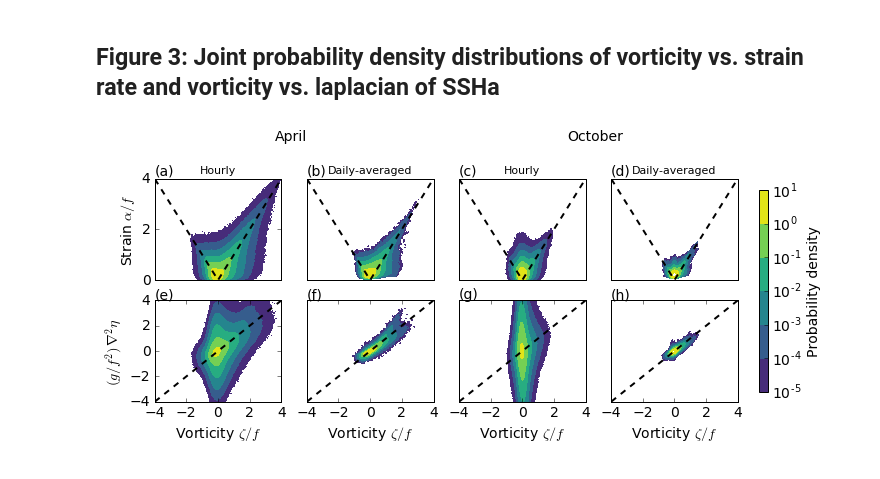
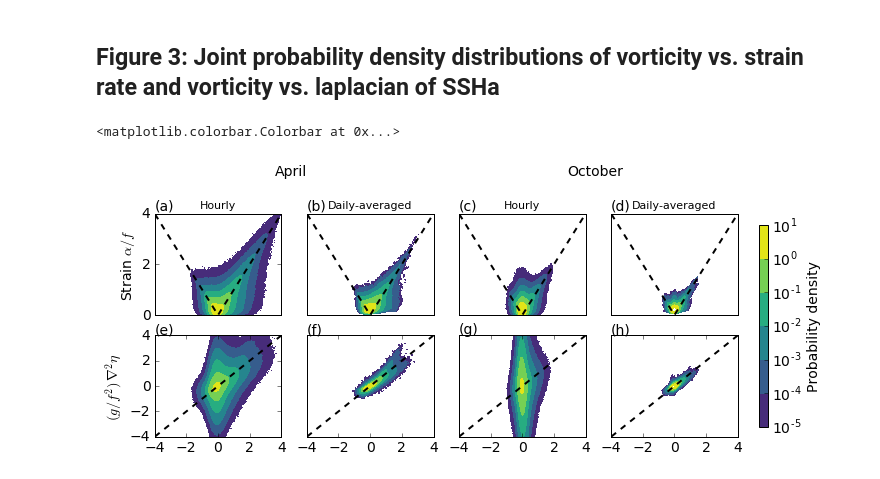
Before and after one commit to cesar-rocha/UpperOceanSeasonality, a Jupyter notebook: notebooks/Figure3.ipynb, the cells around one changed output. Saved outputs shown, nothing was run; the diff lists cells and outputs as text; code cells hidden in the pictures.

```diff
--- a/notebooks/Figure3.ipynb
+++ b/notebooks/Figure3.ipynb
@@ -83,7 +83,7 @@ ticks=[-4,-2,0,2,4]
 plt.xticks(ticks)
 plt.yticks(ticks)
 plt.text(-4.,4.15,'(e)',fontsize=14)
-plt.xlabel(r'Vorticity $\zeta/f$')
+#plt.xlabel(r'Vorticity $\zeta/f$')
 
 ax = fig.add_subplot(2,4,6)
 plt.contourf(pdfs['vorticity'][:],pdfs['vorticity'][:],pdfs['april/daily-averaged']['pdf_vorticity_lapssh'][:],cpdf,vmin=1.e-5,vmax=10.,norm = LogNorm())
@@ -92,36 +92,37 @@ plt.xlim(-4.,4.)
 plt.ylim(-4.,4.)
 ticks=[-4,-2,0,2,4]
 plt.xticks(ticks)
 plt.yticks([])
 plt.text(-4.,4.15,'(f)',fontsize=14)
-plt.xlabel(r'Vorticity $\zeta/f$')
-
+#plt.xlabel(r'Vorticity $\zeta/f$')
 
 ax = fig.add_subplot(2,4,7)
 plt.contourf(pdfs['vorticity'][:],pdfs['vorticity'][:],pdfs['october/hourly']['pdf_vorticity_lapssh'][:],cpdf,vmin=1.e-5,vmax=10.,norm = LogNorm())
 plt.plot(pdfs['vorticity'][:],pdfs['vorticity'][:],'k--')
 plt.xlim(-4.,4.)
 plt.ylim(-4.,4.)
 plt.xticks(ticks)
 ticks=[-4,-2,0,2,4]
 plt.yticks([])
 plt.text(-4.,4.15,'(g)',fontsize=14)
-plt.xlabel(r'Vorticity $\zeta/f$')
+#plt.xlabel(r'Vorticity $\zeta/f$')
 
 ax = fig.add_subplot(2,4,8)
 cbs = plt.contourf(pdfs['vorticity'][:],pdfs['vorticity'][:],pdfs['october/daily-averaged']['pdf_vorticity_lapssh'][:],cpdf,vmin=1.e-5,vmax=10.,norm = LogNorm())
 plt.plot(pdfs['vorticity'][:],pdfs['vorticity'][:],'k--')
 plt.xlim(-4.,4.)
 plt.ylim(-4.,4.)
 plt.xticks(ticks)
 plt.yticks([])
 plt.text(-4.,4.15,'(h)',fontsize=14)
-plt.xlabel(r'Vorticity $\zeta/f$')
+#plt.xlabel(r'Vorticity $\zeta/f$')
+
 
 fig.subplots_adjust(right=0.8)
 cbar_ax = fig.add_axes([0.825, 0.16, 0.01, 0.7])
 fig.colorbar(cbs, cax=cbar_ax,label=r'Probability density',extend='both',ticks=[1.e-5,1e-4,1.e-3,1e-2,1.e-1,1,10.])
 
-plt.savefig(__dest__[0],dpi=150,bbox_inches='tight')
+#plt.savefig(__dest__[0],dpi=150,bbox_inches='tight')
 # %% [output]
+<matplotlib.colorbar.Colorbar at 0x...>
-[figure, old version]
+[figure, new version]
```
Also changed, not shown: 5 other files.
